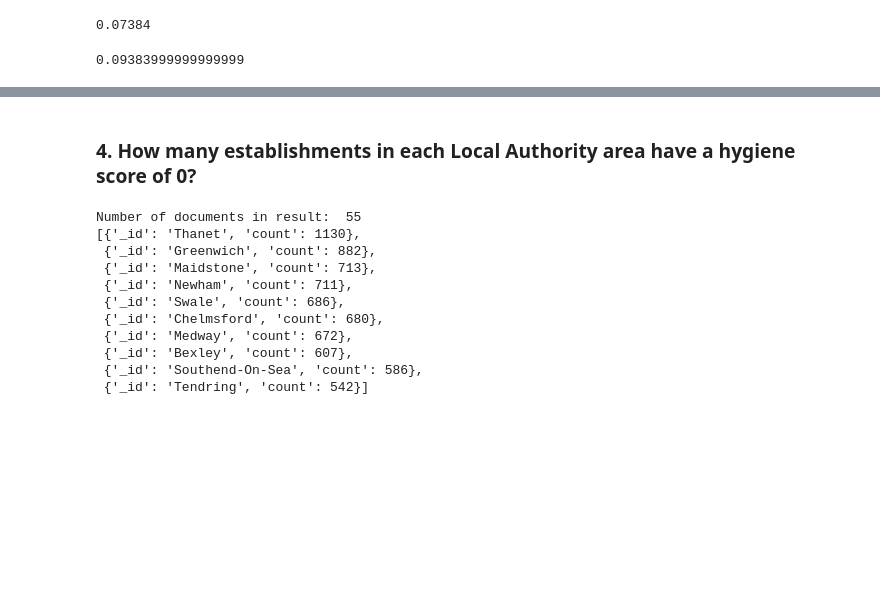
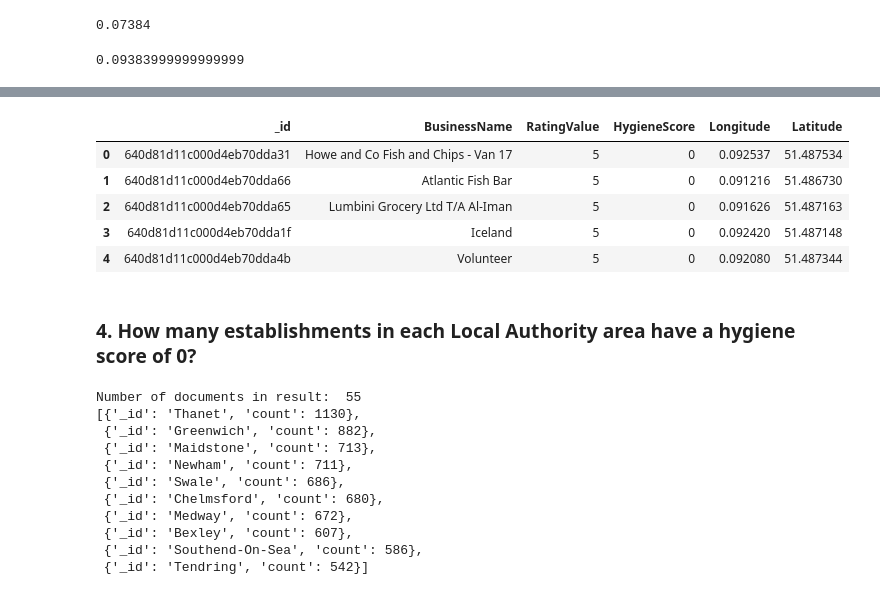
Before and after one commit to SandraBotica/nosql-challenge, a Jupyter notebook: NoSQL_analysis_starter.ipynb, the cells around one changed output, grey strips where cells are left out. Saved outputs shown, nothing was run; the diff lists cells and outputs as text; code cells hidden in the pictures; blank space fills up the shorter version.

Commit message:
readme updated and cleaning of DataFrame which had dictionary keys:values

```diff
--- a/NoSQL_analysis_starter.ipynb
+++ b/NoSQL_analysis_starter.ipynb
@@ -259,3 +255,17 @@ Top_5_near_Penang_Flavours_df
+# %%
+# Cleaning up Pandas DataFrame
+Top_5_near_Penang_Flavours_df = pd.json_normalize(results)
+Top_5_near_Penang_Flavours_df.rename(columns={"scores.Hygiene": "HygieneScore",
+                                              "geocode.longitude": "Longitude",
+                                              "geocode.latitude": "Latitude"}, inplace=True)
+Top_5_near_Penang_Flavours_df
+# %% [output]
+|  | _id | BusinessName | RatingValue | HygieneScore | Longitude | Latitude |
+| 0 | 640d81d11c000d4eb70dda31 | Howe and Co Fish and Chips - Van 17 | 5 | 0 | 0.092537 | 51.487534 |
+| 1 | 640d81d11c000d4eb70dda66 | Atlantic Fish Bar | 5 | 0 | 0.091216 | 51.486730 |
+| 2 | 640d81d11c000d4eb70dda65 | Lumbini Grocery Ltd T/A Al-Iman | 5 | 0 | 0.091626 | 51.487163 |
+| 3 | 640d81d11c000d4eb70dda1f | Iceland | 5 | 0 | 0.092420 | 51.487148 |
+| 4 | 640d81d11c000d4eb70dda4b | Volunteer | 5 | 0 | 0.092080 | 51.487344 |
 # %% [markdown]
 ### 4. How many establishments in each Local Authority area have a hygiene score of 0?
 # %%
```
Also changed, not shown: parts of 7 cells of this notebook, 1 other file.
